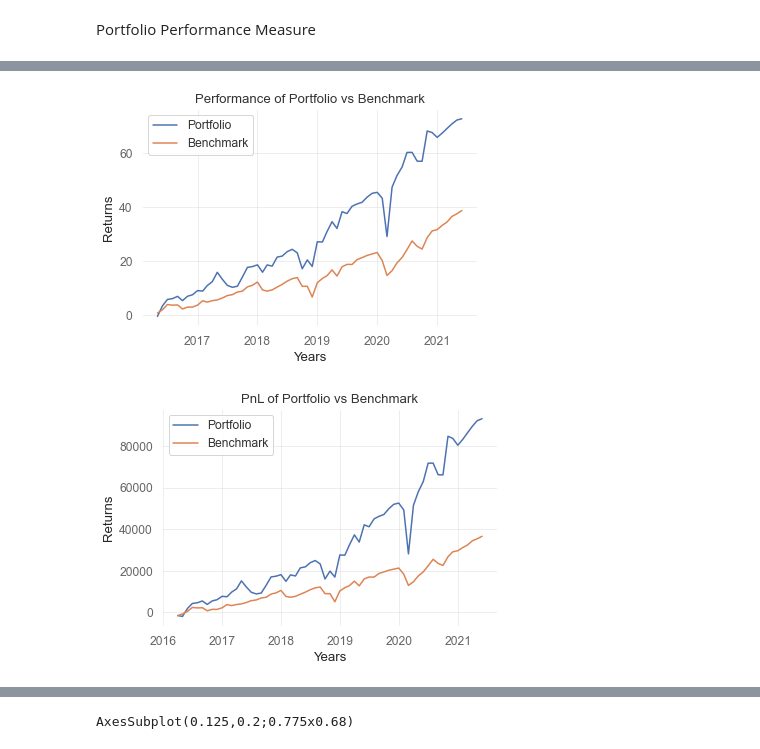
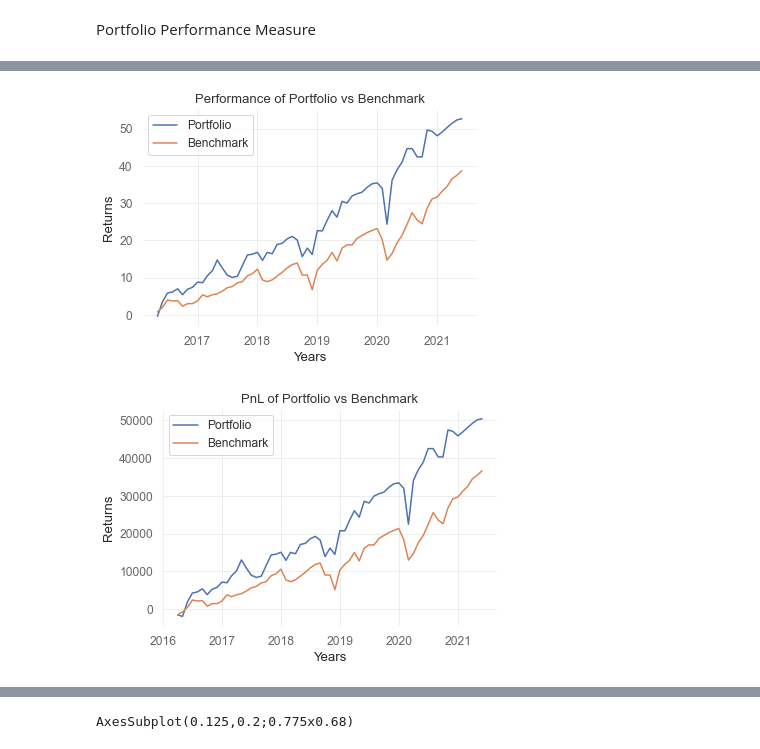
Before and after one commit to of1201/roboadvisor, a Jupyter notebook: risk lab.ipynb, the cells around one changed output, grey strips where cells are left out. Cells and saved outputs as stored; diff of their text form; code cells hidden in the pictures.

```diff
--- a/risk lab.ipynb
+++ b/risk lab.ipynb
@@ -240,8 +240,8 @@ riskAver = ws[list(wb.defined_names['riskAver'].destinations)[0][1]].value  # ri
 # data is from 2007/01/01
 
 # ETFs
-df_ESG = pd.read_excel(dir + r'\ESG_Prices.xlsx', sheet_name='Prices', index_col=0)
-df_nonESG = pd.read_excel(dir + r'\NonESG_Prices.xlsx', sheet_name='Prices', index_col=0)
+df_ESG = pd.read_excel(dir + r'\ESG_Prices.xlsx', sheet_name='Prices', index_col=0, engine='openpyxl')
+df_nonESG = pd.read_excel(dir + r'\NonESG_Prices.xlsx', sheet_name='Prices', index_col=0, engine='openpyxl')
 df_nonESG = df_nonESG.loc[:, ~df_nonESG.columns.str.contains('^Unnamed')]
 ret_ESG = df_ESG.pct_change().iloc[1:].loc[:reportDate]
 ret_nonESG = df_nonESG.pct_change().iloc[1:].loc[:reportDate]
@@ -575,7 +575,9 @@ portfolio value evolution:[ 98520.85195953  98109.13638431 101955.61376146 10433
 # %%
 # remove injection from cashflow
 portfValue_wocf = portfValue.copy()
-for i in range(len(portfValue)):
+portfPnL_wocf = np.diff(portfValue_wocf)
+for i in range(len(portfPnL_wocf)):
     reb_period = np.floor(i/injectFreq)
-    if reb_period>=1:
-        portfValue_wocf[i] = portfValue[i] - reb_period*injection
+    if i%6==5:
+        portfPnL_wocf[i] = portfPnL_wocf[i] - injection
+portfRet_wocf = portfPnL_wocf/portfValue_wocf[:-1]
@@ -632,14 +614,13 @@ df_macro_four = df_macro[['INDPRO', 'HOUST','UNRATE', 'Yield Curve PCA']]
 # sensitivity analysis for the allocation model
 portfRet_up=np.zeros((len(df_macro_four.columns),len(df_macro_four.columns)+2))
 portfRet_down=np.zeros((len(df_macro_four.columns),len(df_macro_four.columns)+2))
-df_portfValue_wocf = pd.DataFrame(portfValue_wocf,index=testDate,columns=['portfValue'])
-df_portfRet = df_portfValue_wocf.pct_change().dropna()
+portfRet_wocf = pd.DataFrame(portfRet_wocf,index=testDate[1:],columns=['portfValue'])
 
 # macro data for the test period
-df_macro_test = df_macro_four.loc[df_portfRet.index]
+df_macro_test = df_macro_four.loc[portfRet_wocf.index]
 # fit model for x=macro factor returns, y=portofolio return during the test period
 df_macro_test = sm.add_constant(df_macro_test)
-model = sm.OLS(df_portfRet, df_macro_test).fit()
+model = sm.OLS(portfRet_wocf, df_macro_test).fit()
 # %%
 model.summary()
 # %% [output]
@@ -1029,6 +1088,6 @@ VaRCalc(df_portfReturn.iloc[:,0])
 # %%
 # Plot return of portfolio vs return of benchmark
-plt.plot(df_portfReturn.iloc[:,0].cumsum()*100,label="Portfolio")
+plt.plot(portfRet_wocf.iloc[:,0].cumsum()*100,label="Portfolio")
 plt.plot(df_bm.iloc[:,-1].cumsum()*100,label="Benchmark")
 plt.xlabel("Years")
 plt.ylabel("Returns")
@@ -1036,17 +1095,17 @@ plt.legend()
 plt.title("Performance of Portfolio vs Benchmark")
 plt.show()
 # %% [output]
-[figure, old version]
+[figure, new version]
 # %%
 # Plot PnL of portfolio vs PnL of benchmark
-pnl_portf = np.append((portfValue_wocf[0] - cap), portfValue_wocf[1:] - portfValue_wocf[0:-1]).cumsum()
+pnl_portf = np.append((portfValue_wocf[0] - cap), portfRet_wocf * portfValue_wocf[0]).cumsum()
 pnl_bm = np.append((portfValue_wocf[0] - cap), df_bm.iloc[:,-1]*portfValue_wocf[0]).cumsum()
 plt.plot(testDate, pnl_portf,label="Portfolio")
 plt.plot(testDate, pnl_bm,label="Benchmark")
 plt.xlabel("Years")
 plt.ylabel("Returns")
 plt.legend()
 plt.title("PnL of Portfolio vs Benchmark")
 plt.show()
 # %% [output]
-[figure, old version]
+[figure, new version]
```
Also changed, not shown: parts of 25 cells of this notebook.
